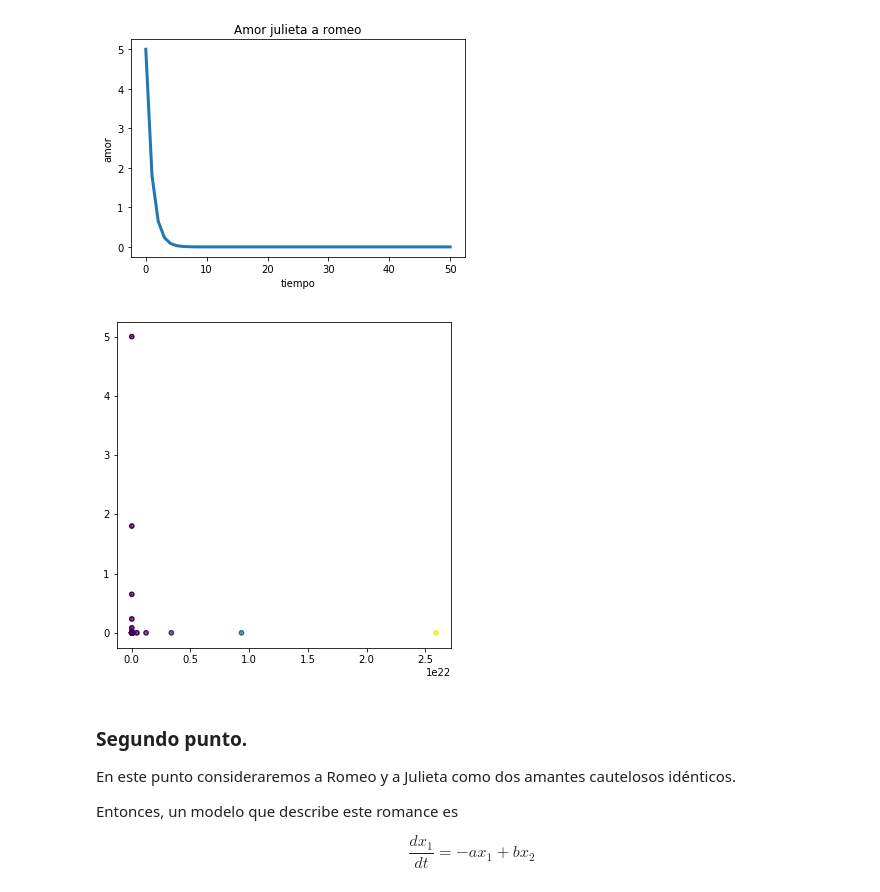
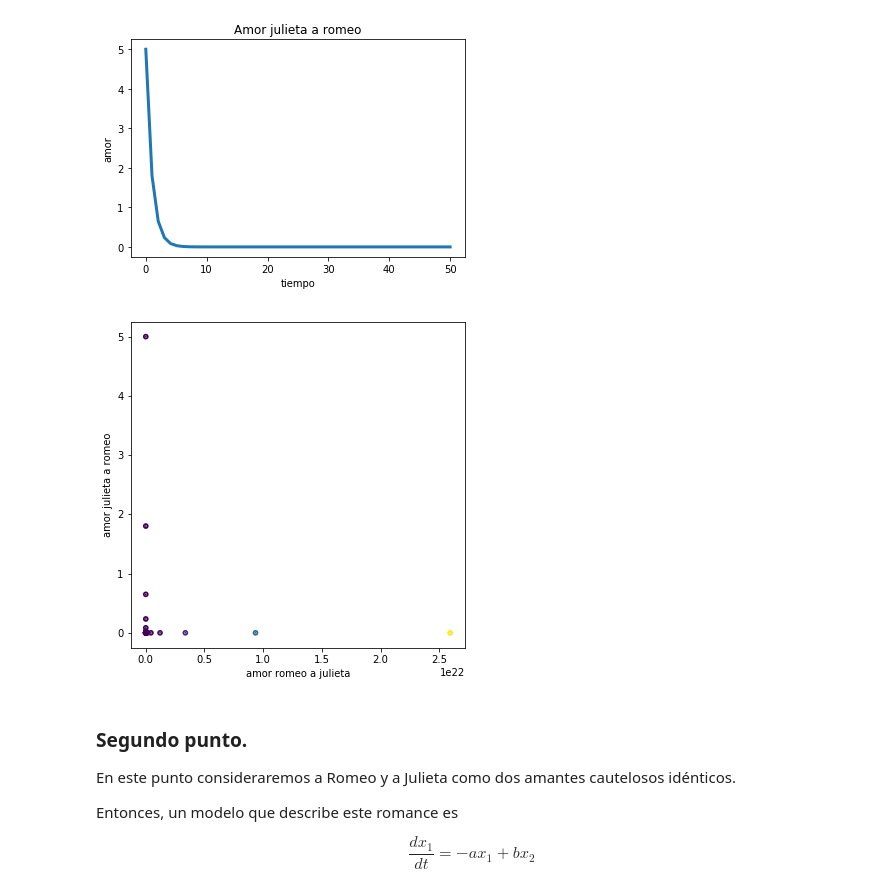
Before and after one commit to ramirezdiana/SimulacionMatematica2017, a Jupyter notebook: Examen1_RamirezDiana.ipynb, the cells around one changed output. Drawn from its saved outputs; the diff is of its cells as text; code cells hidden in the pictures.

```diff
--- a/Examen1_RamirezDiana.ipynb
+++ b/Examen1_RamirezDiana.ipynb
@@ -147,11 +145,14 @@ plt.show()                                  # Mostrar la figura
 [figure]
 [figure]
 # %%
+
 plt.figure(figsize=(6,6))
 plt.scatter(CC,CC2,lw=4,s=3,cmap='viridis',c=CC)
+plt.xlabel('amor romeo a julieta')
+plt.ylabel('amor julieta a romeo')
 plt.show()
 # %% [output]
-[figure, old version]
+[figure, new version]
 # %% [markdown]
 ### Segundo punto.
 En este punto consideraremos a Romeo y a Julieta como dos amantes cautelosos idénticos.
```
Also changed, not shown: parts of 1 cell of this notebook.
